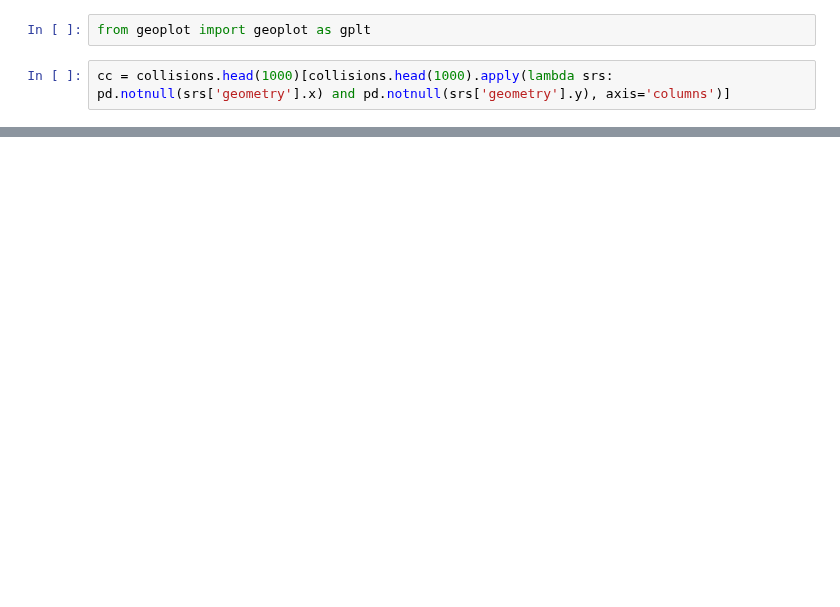
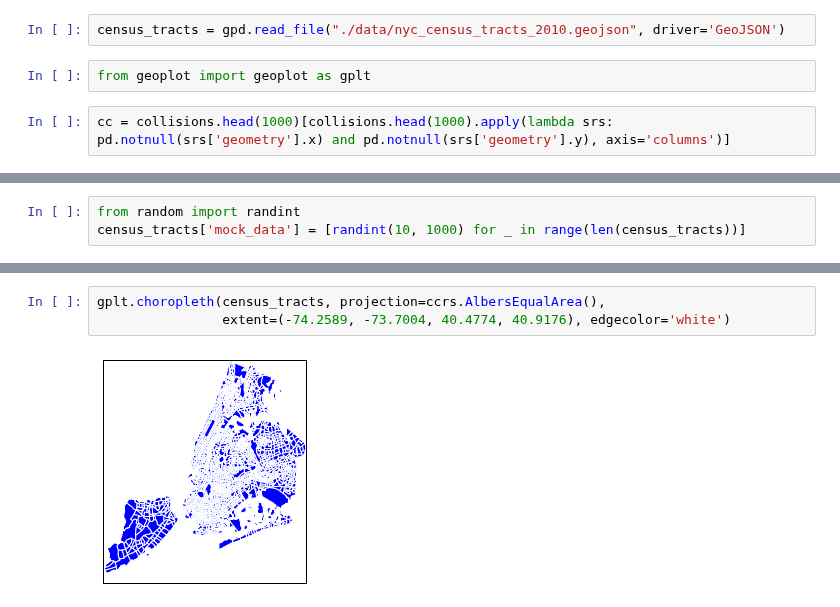
Before and after one commit to ResidentMario/geoplot, a Jupyter notebook: dev.ipynb, the cells around one changed output, grey strips where cells are left out. Saved outputs shown, nothing was run; the diff lists cells and outputs as text; blank space fills up the shorter version.

```diff
--- a/dev.ipynb
+++ b/dev.ipynb
@@ -12,6 +12,8 @@ import cartopy.crs as ccrs
 # %%
 collisions = pd.read_csv("./data/NYPD Motor Vehicle Collisions.csv", index_col=0)
 collisions = gpd.GeoDataFrame(collisions, geometry=collisions.apply(lambda srs: Point(srs['LONGITUDE'], srs['LATITUDE']), axis='columns'))
+# %%
+census_tracts = gpd.read_file("./data/nyc_census_tracts_2010.geojson", driver='GeoJSON')
 # %%
 from geoplot import geoplot as gplt
 # %%
@@ -68,0 +32,3 @@ gplt.pointplot(cc)
+# %%
+from random import randint
+census_tracts['mock_data'] = [randint(10, 1000) for _ in range(len(census_tracts))]
@@ -68,0 +83,5 @@ gplt.pointplot(cc)
+# %%
+gplt.choropleth(census_tracts, projection=ccrs.AlbersEqualArea(),
+                extent=(-74.2589, -73.7004, 40.4774, 40.9176), edgecolor='white')
+# %% [output]
+[figure, added]
```
Also changed, not shown: parts of 15 cells of this notebook, 1 other file.
